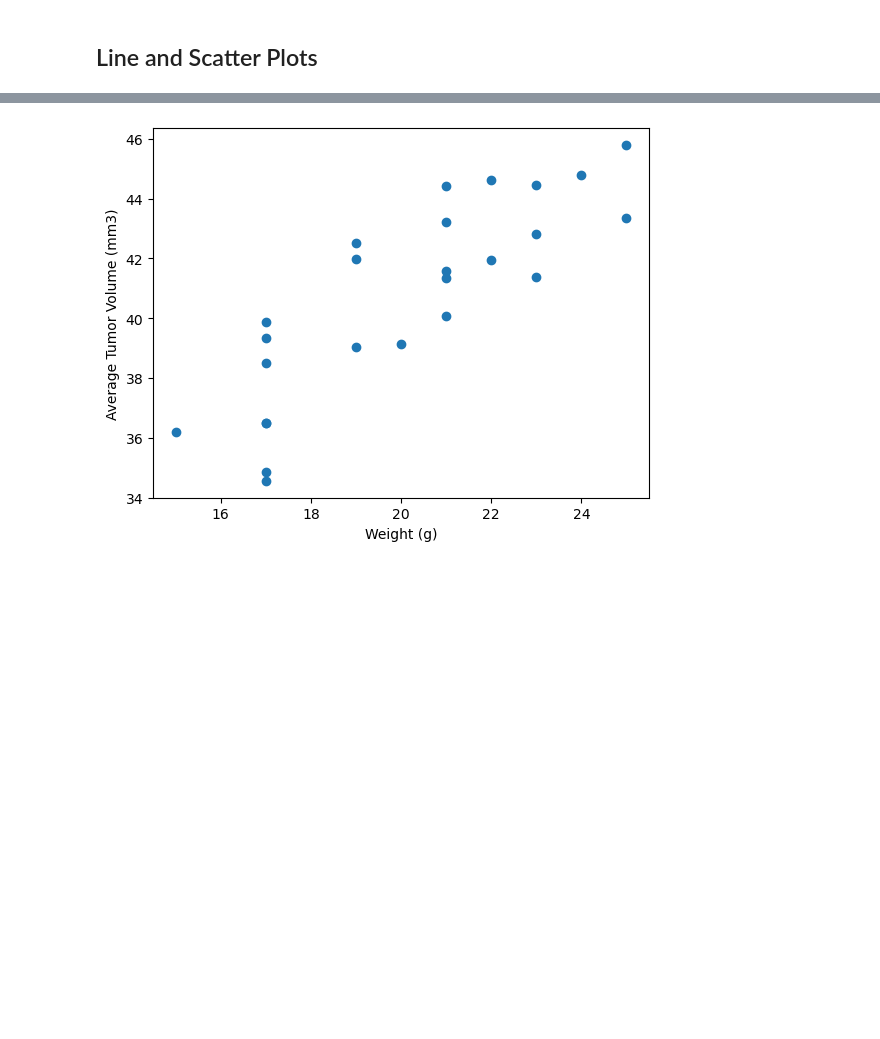
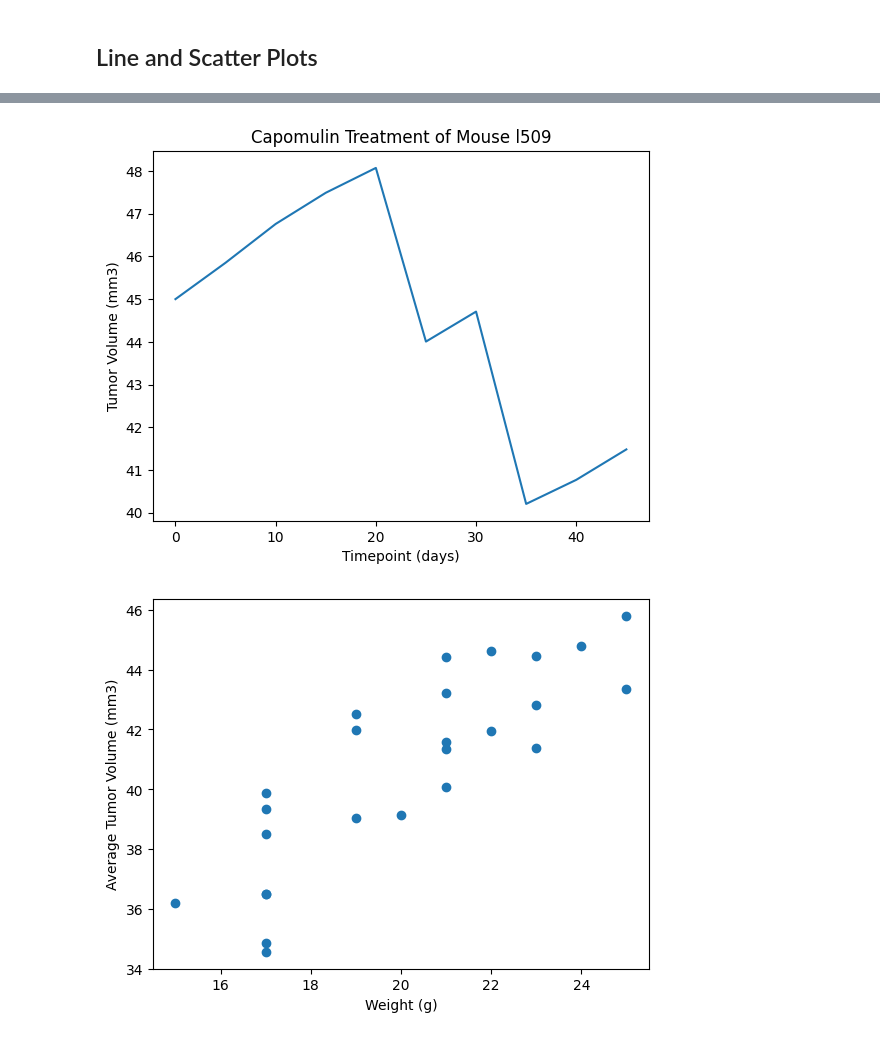
Before and after one commit to pkarey/madplotlib-challenge, a Jupyter notebook: pymaceuticals_starter.ipynb, the cells around one changed output, grey strips where cells are left out. Drawn from its saved outputs; the diff is of its cells as text; code cells hidden in the pictures; blank space fills up the shorter version.

```diff
--- a/pymaceuticals_starter.ipynb
+++ b/pymaceuticals_starter.ipynb
@@ -272,2 +268,18 @@ list = [pd.unique(final_four['Drug Regimen'])]
+# %%
+# Generate a line plot of tumor volume vs. time point for a single mouse treated with Capomulin
+capomulin = final_result.loc[final_result["Drug Regimen"]== "Capomulin"]
+capomulin
+mouse = capomulin.loc[capomulin["Mouse ID"]== "l509"]
+mouse
+
+time = mouse["Timepoint"]
+vol = mouse["Tumor Volume (mm3)"]
+plt.title("Capomulin Treatment of Mouse l509")
+plt.plot(time, vol)
+plt.xlabel("Timepoint (days)")
+plt.ylabel("Tumor Volume (mm3)")
+plt.show()
+# %% [output]
+[figure, added]
 # %%
 # Generate a scatter plot of mouse weight vs. the average observed tumor volume for the entire Capomulin regimen
```
Also changed, not shown: parts of 14 cells of this notebook.
